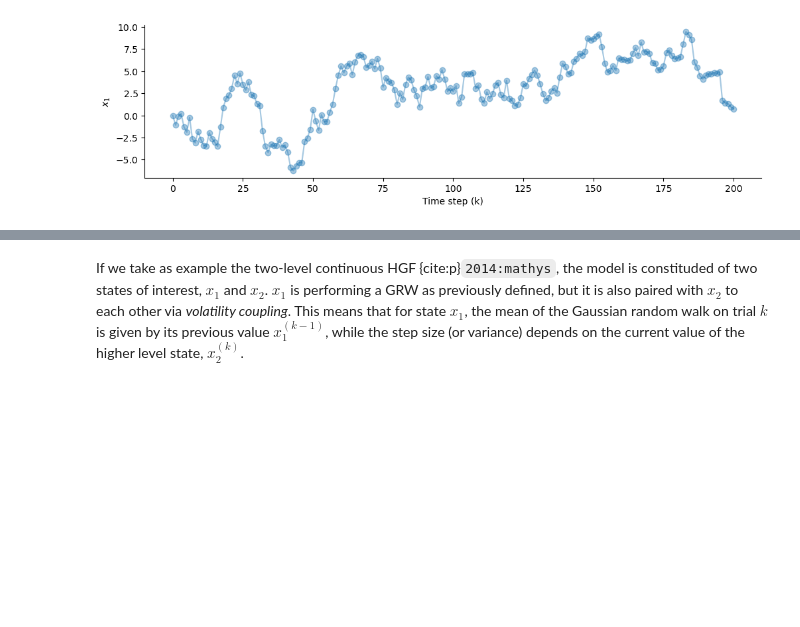
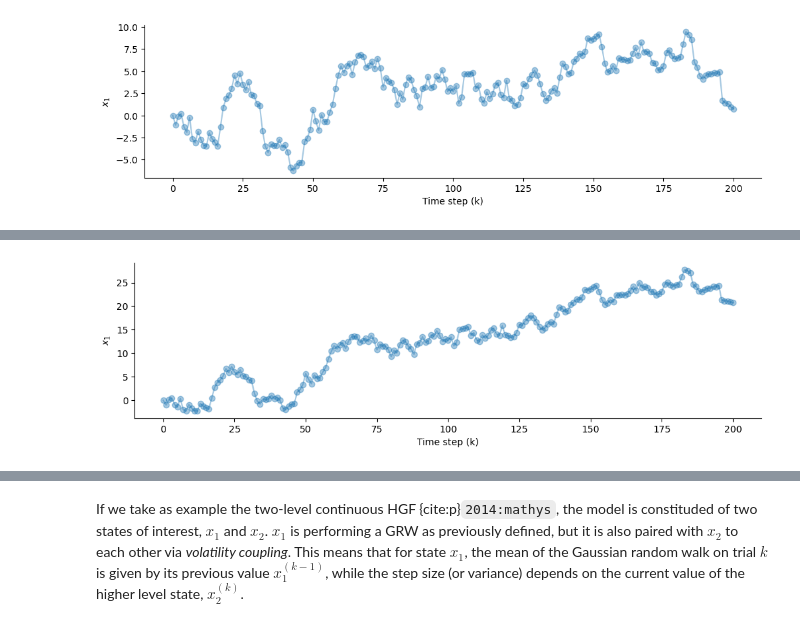
Before and after one commit to ilabcode/pyhgf, a Jupyter notebook: docs/source/notebooks/0-Theory.ipynb, the cells around one changed output, grey strips where cells are left out. Drawn from its saved outputs; the diff is of its cells as text; code cells hidden in the pictures; blank space fills up the shorter version.

```diff
--- a/docs/source/notebooks/0-Theory.ipynb
+++ b/docs/source/notebooks/0-Theory.ipynb
@@ -32,0 +46,17 @@ sns.despine()
+# %%
+np.random.seed(123)
+
+# add a drift at each time step
+rho = .1
+
+# random walk
+x_1 = np.cumsum(np.random.normal(loc=rho, scale=1, size=200))  # GRW
+x_1 = np.insert(x_1, 0, 0)  # starting at 0
+
+plt.figure(figsize=(12, 3))
+plt.plot(x_1, "o-", alpha=.4);
+plt.xlabel("Time step (k)");
+plt.ylabel("$x_{1}$");
+sns.despine()
+# %% [output]
+[figure, added]
```
Also changed, not shown: parts of 22 cells of this notebook, 1 other file.
